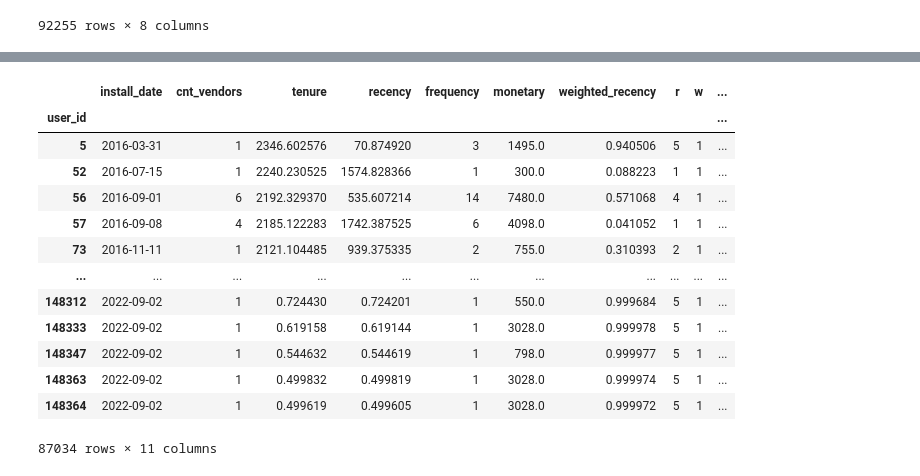
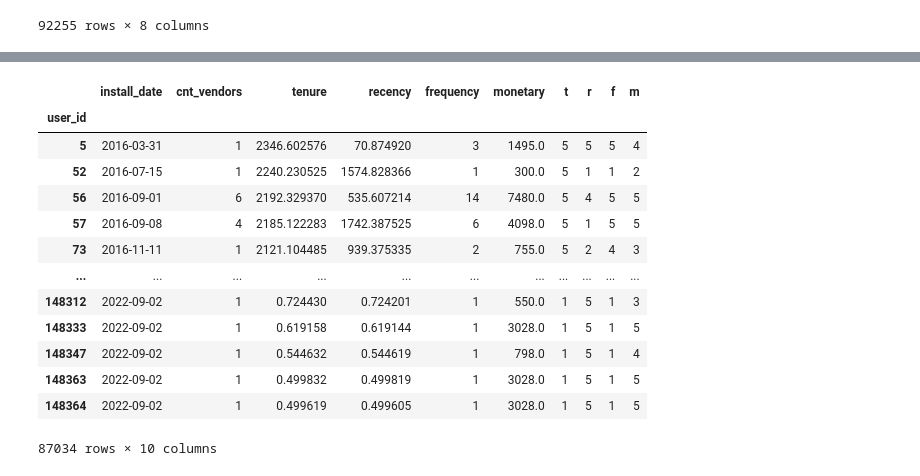
Before and after one commit to franciscogmm/scheduling-platform-segmentation, a Jupyter notebook: notebooks/segmentation_high_level.ipynb, the cells around one changed output, grey strips where cells are left out. Saved outputs shown, nothing was run; the diff lists cells and outputs as text; code cells hidden in the pictures.

Commit message:
fix wtd recency

```diff
--- a/notebooks/segmentation_high_level.ipynb
+++ b/notebooks/segmentation_high_level.ipynb
@@ -75,7 +125,3 @@ pdf_user_level = (
          monetary=('store_total_dollar_spend', 'sum')
          )
     )
-
-pdf_user_level['weighted_recency'] = pdf_user_level.apply(lambda x: calculate_weighted_recency(x), axis=1)
-pdf_user_level['weighted_recency'] = pdf_user_level.apply(lambda x: clean_weighted_recency(x), axis=1)
-pdf_user_level
@@ -97,2 +145,23 @@ pdf_user_level
+# %%
+def generate_quantile_dictionary(pdf, quantile_list):
+    """generate quantile dictionary for each metric. the quantile dict is going to be used to create rwfm scores
+
+    :param pdf: _description_
+    :type pdf: _type_
+    :return: _description_
+    :rtype: _type_
+    """
+
+    dict_quantile = {}
+    quantiles = pdf[['tenure', 'recency', 'frequency', 'monetary',
+                     ]].quantile(q=quantile_list)
+    dict_quantile[f'tenure'] = dict(quantiles[f'tenure'])
+    dict_quantile[f'recency'] = dict(quantiles[f'recency'])
+    dict_quantile[f'frequency'] = dict(quantiles[f'frequency'])
+    dict_quantile[f'monetary'] = dict(quantiles[f'monetary'])
+    return dict_quantile
+# %%
+QUANTILE_LIST = [0.2, 0.4, 0.6, 0.8]
 # %%
-dict_quantile = generate_quantile_dictionary(pdf_user_level, quantile_list=QUANTILE_LIST) # save this into database
+dict_quantile = generate_quantile_dictionary(pdf_user_level, QUANTILE_LIST) # save this into database
+dict_quantile
@@ -99,27 +179,27 @@ dict_quantile = generate_quantile_dictionary(pdf_user_level, quantile_list=QUANT
 # %%
-pdf_rfm = deepcopy(pdf_user_level)
+pdf_rfm_scored = deepcopy(pdf_user_level)
 for metric in dict_quantile.keys():
-    if metric in ('weighted_recency', 'recency'):
+    if metric in ('recency'):
         reverse = 1
     else:
         reverse = 0
 
-    conditions, values = generate_conditions(pdf_rfm, dict_quantile, metric, reverse=reverse)
-    pdf_rfm[metric[0]] = np.select(conditions, values)
+    conditions, values = generate_conditions(pdf_rfm_scored, dict_quantile, metric, reverse=reverse)
+    pdf_rfm_scored[metric[0]] = np.select(conditions, values)
 
-pdf_rfm
+pdf_rfm_scored
 # %% [output]
-|  | install_date | cnt_vendors | tenure | recency | frequency | monetary | weighted_recency | r | w | ... |
-| user_id |  |  |  |  |  |  |  |  |  | ... |
-| 5 | 2016-03-31 | 1 | 2346.602576 | 70.874920 | 3 | 1495.0 | 0.940506 | 5 | 1 | ... |
-| 52 | 2016-07-15 | 1 | 2240.230525 | 1574.828366 | 1 | 300.0 | 0.088223 | 1 | 1 | ... |
-| 56 | 2016-09-01 | 6 | 2192.329370 | 535.607214 | 14 | 7480.0 | 0.571068 | 4 | 1 | ... |
-| 57 | 2016-09-08 | 4 | 2185.122283 | 1742.387525 | 6 | 4098.0 | 0.041052 | 1 | 1 | ... |
-| 73 | 2016-11-11 | 1 | 2121.104485 | 939.375335 | 2 | 755.0 | 0.310393 | 2 | 1 | ... |
+|  | install_date | cnt_vendors | tenure | recency | frequency | monetary | t | r | f | m |
+| user_id |  |  |  |  |  |  |  |  |  |  |
+| 5 | 2016-03-31 | 1 | 2346.602576 | 70.874920 | 3 | 1495.0 | 5 | 5 | 5 | 4 |
+| 52 | 2016-07-15 | 1 | 2240.230525 | 1574.828366 | 1 | 300.0 | 5 | 1 | 1 | 2 |
+| 56 | 2016-09-01 | 6 | 2192.329370 | 535.607214 | 14 | 7480.0 | 5 | 4 | 5 | 5 |
+| 57 | 2016-09-08 | 4 | 2185.122283 | 1742.387525 | 6 | 4098.0 | 5 | 1 | 5 | 5 |
+| 73 | 2016-11-11 | 1 | 2121.104485 | 939.375335 | 2 | 755.0 | 5 | 2 | 4 | 3 |
 | ... | ... | ... | ... | ... | ... | ... | ... | ... | ... | ... |
-| 148312 | 2022-09-02 | 1 | 0.724430 | 0.724201 | 1 | 550.0 | 0.999684 | 5 | 1 | ... |
-| 148333 | 2022-09-02 | 1 | 0.619158 | 0.619144 | 1 | 3028.0 | 0.999978 | 5 | 1 | ... |
-| 148347 | 2022-09-02 | 1 | 0.544632 | 0.544619 | 1 | 798.0 | 0.999977 | 5 | 1 | ... |
-| 148363 | 2022-09-02 | 1 | 0.499832 | 0.499819 | 1 | 3028.0 | 0.999974 | 5 | 1 | ... |
-| 148364 | 2022-09-02 | 1 | 0.499619 | 0.499605 | 1 | 3028.0 | 0.999972 | 5 | 1 | ... |
+| 148312 | 2022-09-02 | 1 | 0.724430 | 0.724201 | 1 | 550.0 | 1 | 5 | 1 | 3 |
+| 148333 | 2022-09-02 | 1 | 0.619158 | 0.619144 | 1 | 3028.0 | 1 | 5 | 1 | 5 |
+| 148347 | 2022-09-02 | 1 | 0.544632 | 0.544619 | 1 | 798.0 | 1 | 5 | 1 | 4 |
+| 148363 | 2022-09-02 | 1 | 0.499832 | 0.499819 | 1 | 3028.0 | 1 | 5 | 1 | 5 |
+| 148364 | 2022-09-02 | 1 | 0.499619 | 0.499605 | 1 | 3028.0 | 1 | 5 | 1 | 5 |
-87034 rows × 11 columns
+87034 rows × 10 columns
```
Also changed, not shown: parts of 9 cells of this notebook, 1 other file.
